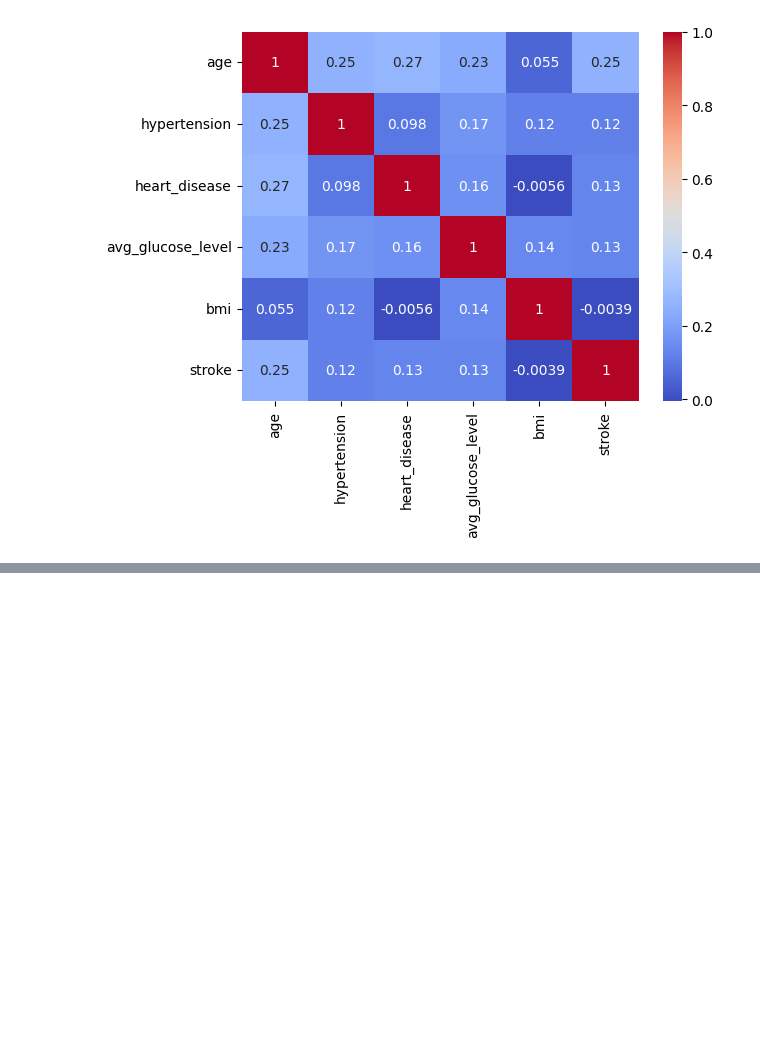
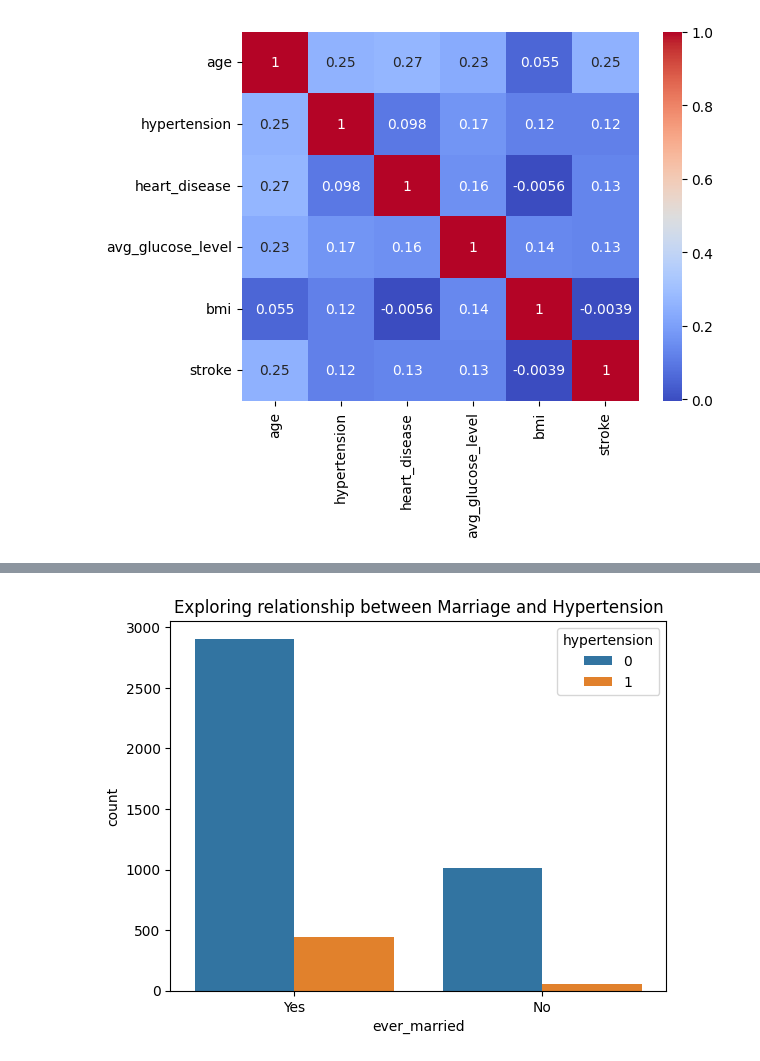
Before and after one commit to Issey2023/Coding-dojo-Project-2-, a Jupyter notebook: Project_2_Part_3_(Core).ipynb, the cells around one changed output, grey strips where cells are left out. Cells and saved outputs as stored; diff of their text form; code cells hidden in the pictures; blank space fills up the shorter version.

```diff
--- a/Project_2_Part_3_(Core).ipynb
+++ b/Project_2_Part_3_(Core).ipynb
@@ -621,0 +812,5 @@ figsize=(10,10)
+# %%
+ax = sns.countplot(data=df, hue='hypertension', x='ever_married')
+ax.set_title("Exploring relationship between Marriage and Hypertension");
+# %% [output]
+[figure, added]
```
Also changed, not shown: parts of 50 cells of this notebook.
